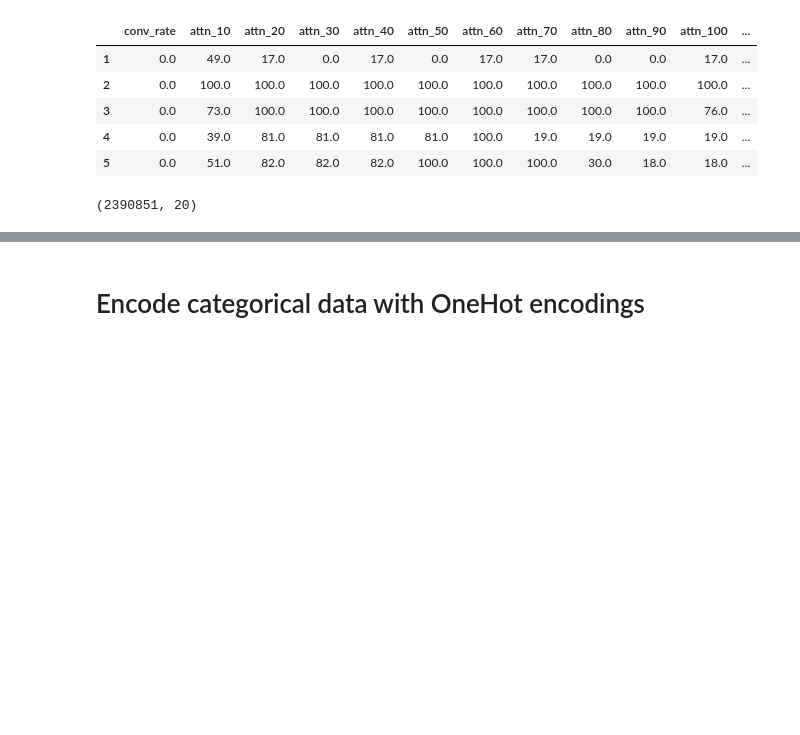
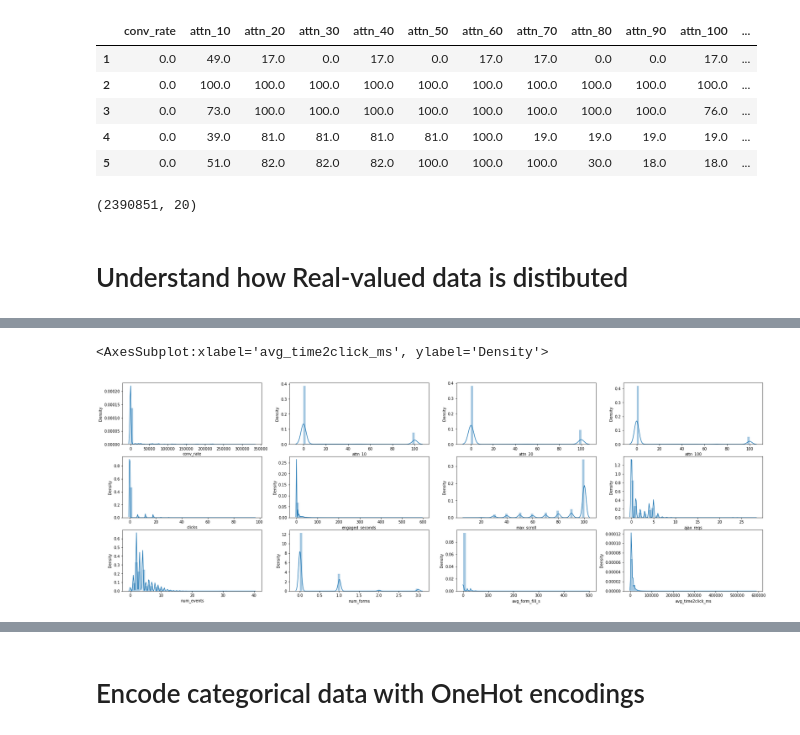
Before and after one commit to brianwvincent/quantum_test, a Jupyter notebook: page_analysis.ipynb, the cells around one changed output, grey strips where cells are left out. Cells and saved outputs as stored; diff of their text form; code cells hidden in the pictures; blank space fills up the shorter version.

```diff
--- a/page_analysis.ipynb
+++ b/page_analysis.ipynb
@@ -90,8 +90,11 @@ subset_df.head()
 subset_df.compute().shape
 # %% [output]
 (2390851, 20)
+# %% [markdown]
+# Understand how Real-valued data is distibuted
 # %%
-subset_df.compute().describe()
+subset_dfc = subset_df.compute()
+subset_dfc.describe()
 # %% [output]
 |  | conv_rate | attn_10 | attn_20 | attn_30 | attn_40 | attn_50 | attn_60 | attn_70 | attn_80 | attn_90 | attn_100 | ... |
 | count | 2.390851e+06 | 1.058626e+06 | 1.058626e+06 | 1.058626e+06 | 1.058626e+06 | 1.058626e+06 | 1.058626e+06 | 1.058626e+06 | 1.058626e+06 | 1.058626e+06 | 1.058626e+06 | ... |
@@ -102,3 +105,23 @@ subset_df.compute().describe()
 | 50% | 0.000000e+00 | 0.000000e+00 | 0.000000e+00 | 0.000000e+00 | 0.000000e+00 | 0.000000e+00 | 0.000000e+00 | 0.000000e+00 | 0.000000e+00 | 0.000000e+00 | 0.000000e+00 | ... |
 | 75% | 0.000000e+00 | 0.000000e+00 | 0.000000e+00 | 0.000000e+00 | 0.000000e+00 | 0.000000e+00 | 0.000000e+00 | 0.000000e+00 | 0.000000e+00 | 0.000000e+00 | 0.000000e+00 | ... |
 | max | 3.309960e+05 | 1.000000e+02 | 1.000000e+02 | 1.000000e+02 | 1.000000e+02 | 1.000000e+02 | 1.000000e+02 | 1.000000e+02 | 1.000000e+02 | 1.000000e+02 | 1.000000e+02 | ... |
+# %%
+fig, axs = plt.subplots(nrows=3, ncols=4, figsize=(30,10))
+
+sbn.distplot(subset_dfc.conv_rate, ax=axs[0,0])
+sbn.distplot(subset_dfc.attn_10, ax=axs[0,1])
+sbn.distplot(subset_dfc.attn_20, ax=axs[0,2])
+sbn.distplot(subset_dfc.attn_100, ax=axs[0,3])
+
+sbn.distplot(subset_dfc.clicks, ax=axs[1,0])
+sbn.distplot(subset_dfc.engaged_seconds, ax=axs[1,1])
+sbn.distplot(subset_dfc.max_scroll, ax=axs[1,2])
+sbn.distplot(subset_dfc.ajax_reqs, ax=axs[1,3])
+
+sbn.distplot(subset_dfc.num_events, ax=axs[2,0])
+sbn.distplot(subset_dfc.num_forms, ax=axs[2,1])
+sbn.distplot(subset_dfc.avg_form_fill_s, ax=axs[2,2])
+sbn.distplot(subset_dfc.avg_time2click_ms, ax=axs[2,3])
+# %% [output]
+<AxesSubplot:xlabel='avg_time2click_ms', ylabel='Density'>
+[figure, added]
```
Also changed, not shown: parts of 8 cells of this notebook, 6 other files.
